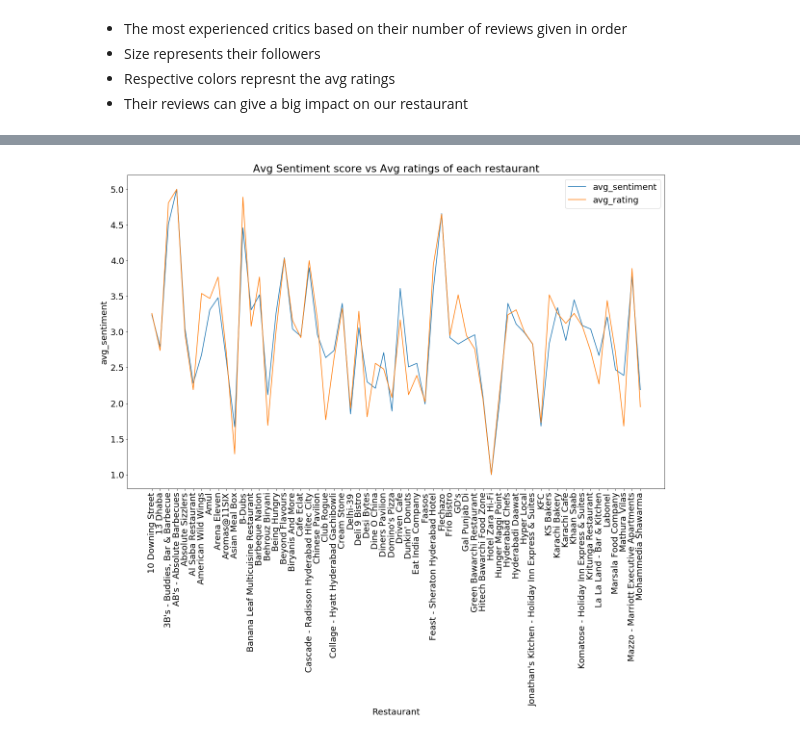
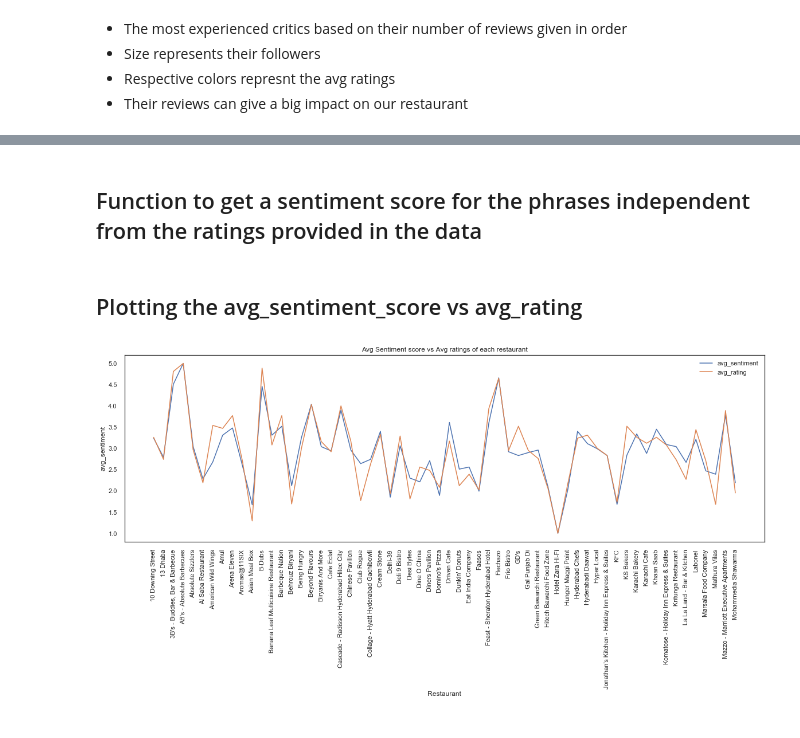
Before and after one commit to bhanuprakash-7/zomato-reviews-clustering-sentimental-analysis, a Jupyter notebook: ZOMATO RESTAURANT CLUSTERING AND SENTIMENT ANALYSIS.ipynb, the cells around one changed output, grey strips where cells are left out. Saved outputs shown, nothing was run; the diff lists cells and outputs as text; code cells hidden in the pictures.

```diff
--- a/ZOMATO RESTAURANT CLUSTERING AND SENTIMENT ANALYSIS.ipynb
+++ b/ZOMATO RESTAURANT CLUSTERING AND SENTIMENT ANALYSIS.ipynb
@@ -352,8 +661,7 @@ by_rating.head(10)
 # %%
-plt.rcParams.update({'font.size': 18})
 plt.figure(figsize=(12,6))
-sns.barplot(data=by_rating[:20], x='Restaurant', y='avg_rating')
-plt.title('Top 20 Restaurants by Rating')
-plt.xticks(rotation='vertical')
+#sns.scatterplot(data=pic_ratings[:20], x='Pictures', y='avg_rating')
+sns.regplot(data=pic_ratings[:20] , x='Pictures', y='avg_rating',line_kws={'color':'green'})
+plt.title('Pictures vs Avg Ratings',fontdict={'size':20})
 plt.show()
 # %% [output]
@@ -557,0 +772,29 @@ create_cloud(neg_df3,-1)
+# %%
+from wordcloud import WordCloud
+
+#Function for plotting wordcloud
+def create_cloud(data,sentiment):
+
+    #colors for different sentiments
+    color = ['Blues','Greens','Reds']
+
+    #total list of words in the reviews column
+    word_list=list(data.iloc[:,0][:100])
+
+    #storing all of them in a single string
+    strr=''
+    for i in word_list:
+        i=i.replace(' ','')
+        strr=strr+i+' '
+
+    #creating a wordcloud
+    wordcloud = WordCloud(width = 2400, height = 1200,
+                    background_color ='white',
+                    min_font_size = 12,colormap=color[sentiment]).generate(strr)
+    plt.figure(figsize = (20,8), facecolor = 'black')
+    plt.imshow(wordcloud)
+    if sentiment == 1:
+      plt.title('Positive Phrases',fontdict={'color':'white','size':25})
+    else:
+      plt.title('Negative Phrases',fontdict={'color':'white','size':25})
+    plt.axis('off')
@@ -557,0 +803,7 @@ create_cloud(neg_df3,-1)
+# %%
+df_list = [pos_df3, neg_df3]
+for i in [0,1]:
+  if i == 0:
+    create_cloud(df_list[i],1)
+  else:
+    create_cloud(df_list[i],-1)
@@ -558,3 +813,5 @@ create_cloud(neg_df3,-1)
+# %% [markdown]
+## Function to get a sentiment score for the phrases independent from the ratings provided in the data
 # %%
 from textblob import TextBlob as tb
 #Function to get sentiment score
@@ -588,13 +845,15 @@ sentiment_df = df.groupby('Restaurant')[['sentiment_score','Rating']].mean().res
 sentiment_df.columns = ['Restaurant','avg_sentiment','avg_rating']
 sentiment_df['avg_sentiment'] = scaler(list(sentiment_df['avg_sentiment']))
 sentiment_df['avg_rating'] = scaler(list(sentiment_df['avg_rating']))
+# %% [markdown]
+## Plotting the avg_sentiment_score vs avg_rating
 # %%
-plt.figure(figsize=(20,12))
+plt.figure(figsize=(20,6))
 sns.lineplot(x = sentiment_df['Restaurant'][:60] ,y = sentiment_df['avg_sentiment'][:60])
 sns.lineplot(x = sentiment_df['Restaurant'][:60],y = sentiment_df['avg_rating'][:60])
 plt.xticks(rotation='vertical')
 plt.title('Avg Sentiment score vs Avg ratings of each restaurant')
 plt.legend(['avg_sentiment', 'avg_rating'])
 plt.show()
 # %% [output]
-[figure, old version]
+[figure, new version]
```
Also changed, not shown: parts of 173 cells of this notebook.
